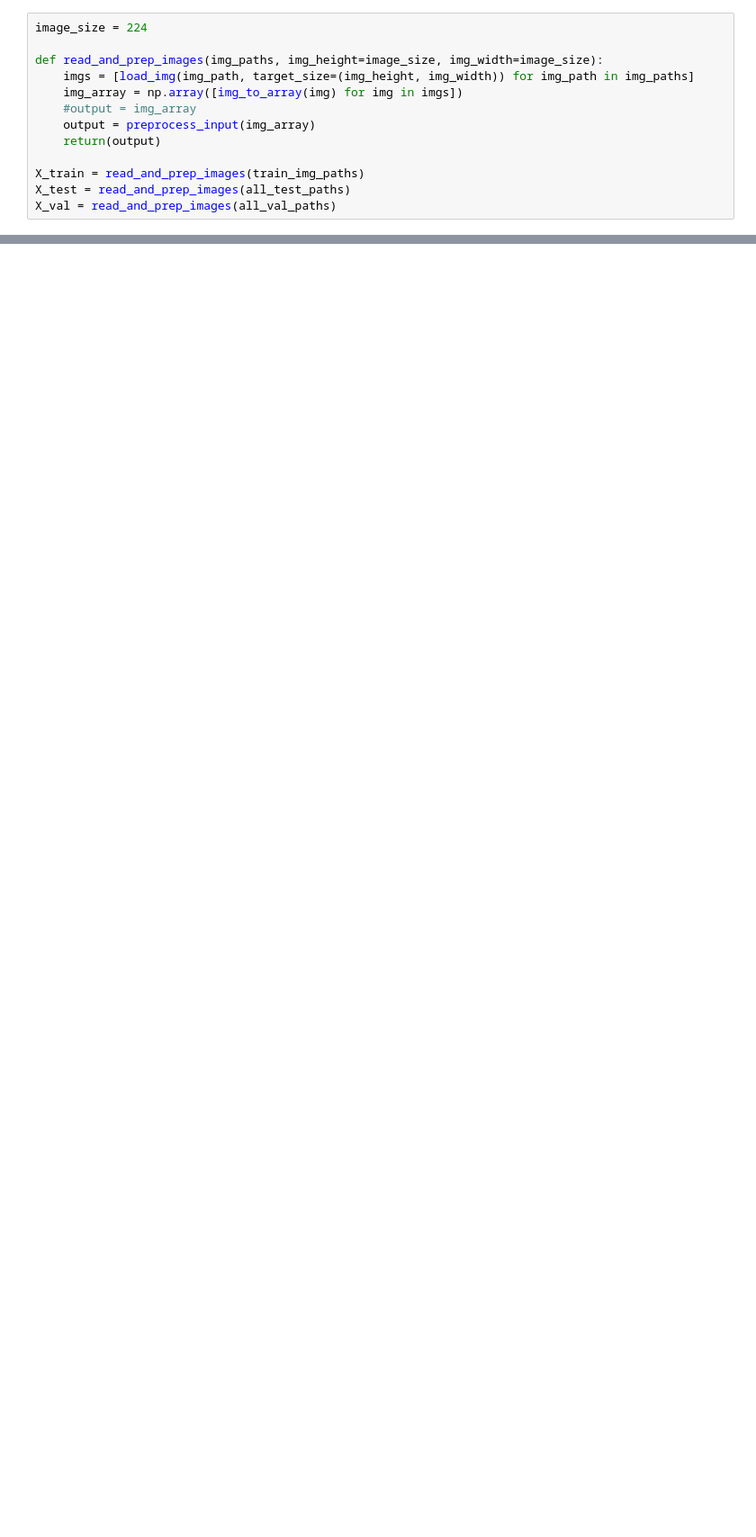
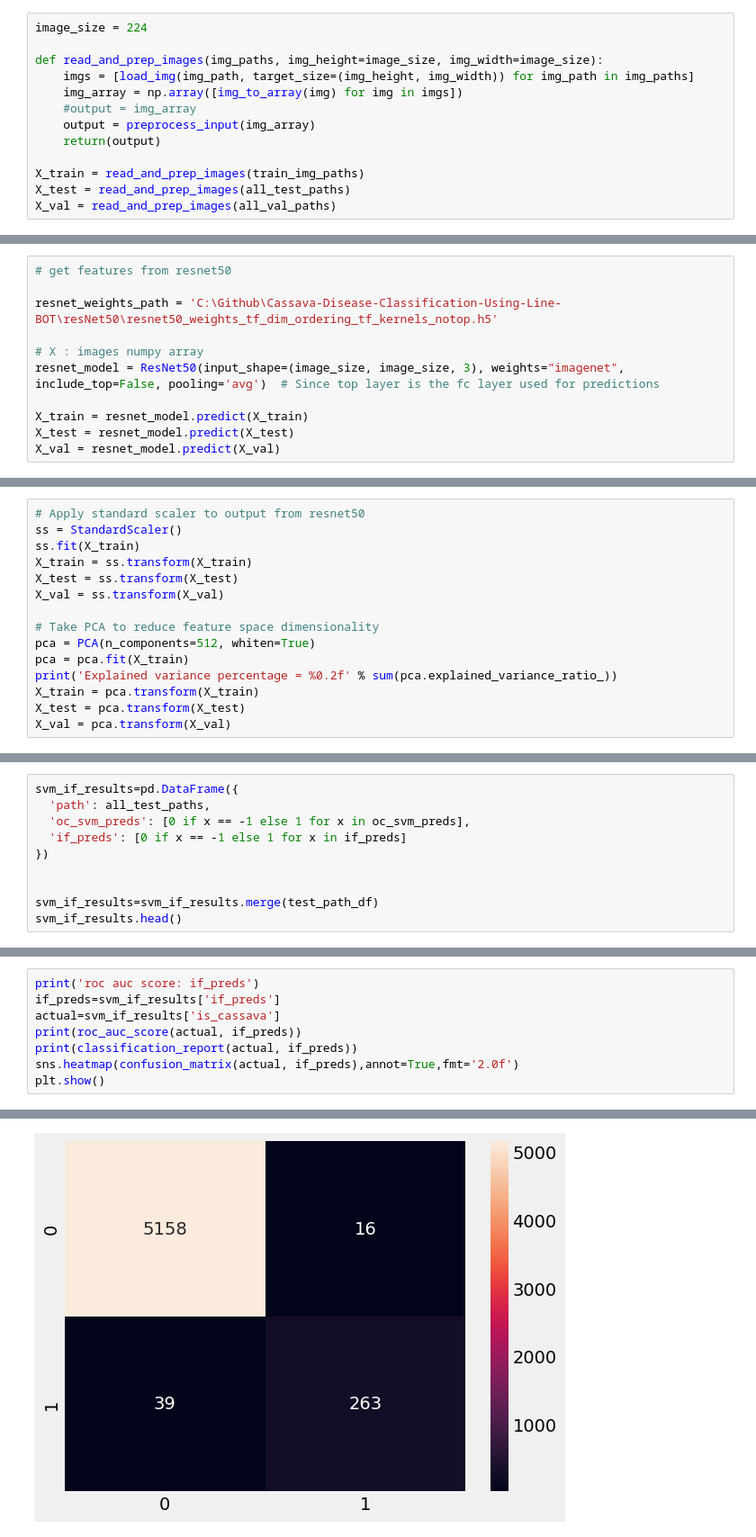
Before and after one commit to nared45/Cassava-Disease-Classification-Using-Line-BOT, a Jupyter notebook: OCC Test.ipynb, the cells around one changed output, grey strips where cells are left out. Shown at 90% size. Saved outputs shown, nothing was run; the diff lists cells and outputs as text; blank space fills up the shorter version.

```diff
--- a/OCC Test.ipynb
+++ b/OCC Test.ipynb
@@ -98,0 +155,11 @@ ValueError: The `weights` argument should be either `None` (random initializatio
+# %%
+# get features from resnet50
+
+resnet_weights_path = 'C:\Github\Cassava-Disease-Classification-Using-Line-BOT\resNet50\resnet50_weights_tf_dim_ordering_tf_kernels_notop.h5'
+
+# X : images numpy array
+resnet_model = ResNet50(input_shape=(image_size, image_size, 3), weights="imagenet", include_top=False, pooling='avg')  # Since top layer is the fc layer used for predictions
+
+X_train = resnet_model.predict(X_train)
+X_test = resnet_model.predict(X_test)
+X_val = resnet_model.predict(X_val)
@@ -98,0 +170,15 @@ ValueError: The `weights` argument should be either `None` (random initializatio
+# %%
+# Apply standard scaler to output from resnet50
+ss = StandardScaler()
+ss.fit(X_train)
+X_train = ss.transform(X_train)
+X_test = ss.transform(X_test)
+X_val = ss.transform(X_val)
+
+# Take PCA to reduce feature space dimensionality
+pca = PCA(n_components=512, whiten=True)
+pca = pca.fit(X_train)
+print('Explained variance percentage = %0.2f' % sum(pca.explained_variance_ratio_))
+X_train = pca.transform(X_train)
+X_test = pca.transform(X_test)
+X_val = pca.transform(X_val)
@@ -110,0 +201,10 @@ ValueError: Found array with dim 4. Estimator expected <= 2.
+# %%
+svm_if_results=pd.DataFrame({
+  'path': all_test_paths,
+  'oc_svm_preds': [0 if x == -1 else 1 for x in oc_svm_preds],
+  'if_preds': [0 if x == -1 else 1 for x in if_preds]
+})
+
+
+svm_if_results=svm_if_results.merge(test_path_df)
+svm_if_results.head()
@@ -110,0 +234,9 @@ ValueError: Found array with dim 4. Estimator expected <= 2.
+# %%
+print('roc auc score: if_preds')
+if_preds=svm_if_results['if_preds']
+actual=svm_if_results['is_cassava']
+print(roc_auc_score(actual, if_preds))
+print(classification_report(actual, if_preds))
+sns.heatmap(confusion_matrix(actual, if_preds),annot=True,fmt='2.0f')
+plt.show()
+# %% [output]
@@ -110,0 +253 @@ ValueError: Found array with dim 4. Estimator expected <= 2.
+[figure, added]
```
Also changed, not shown: parts of 18 cells of this notebook.
